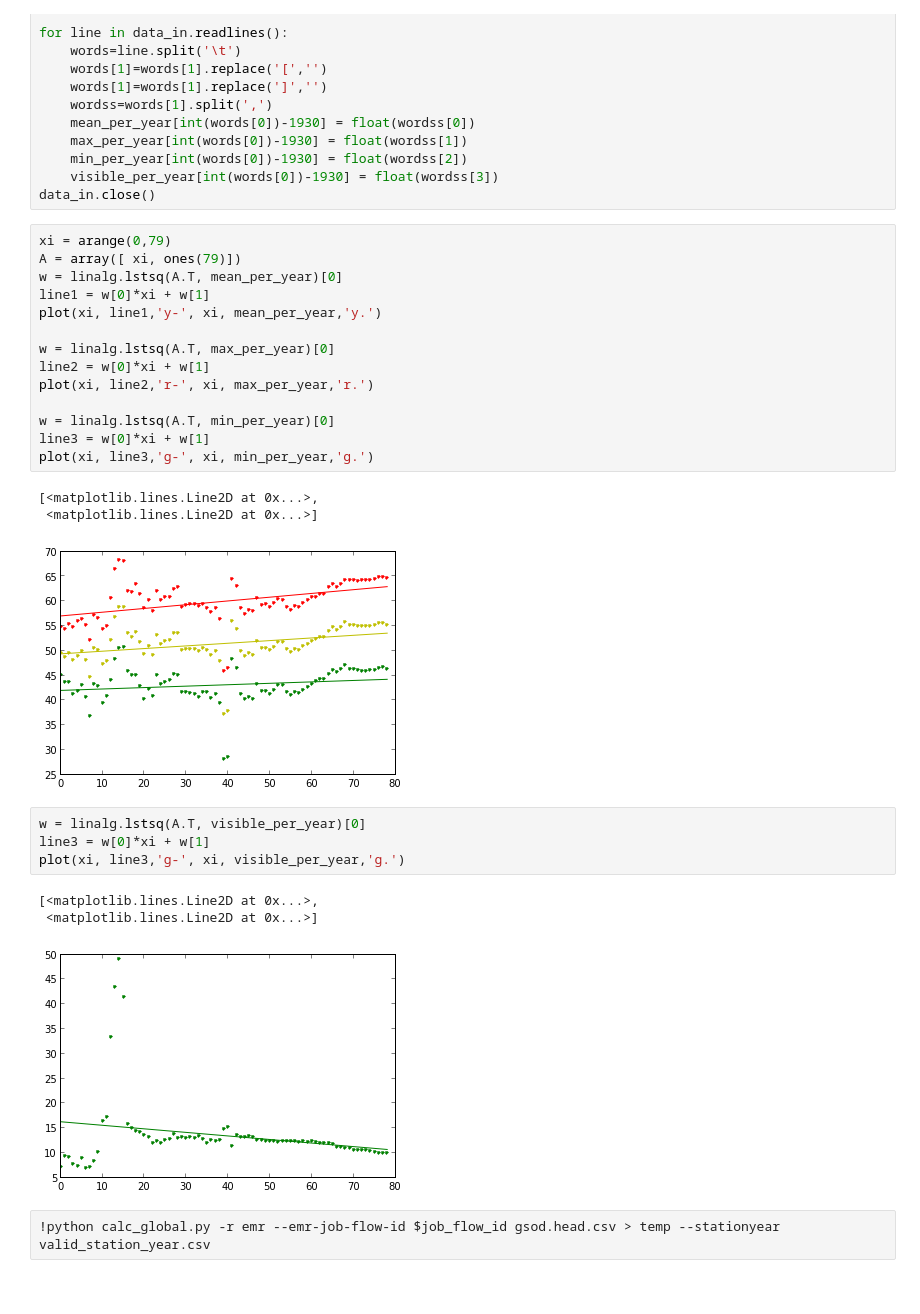
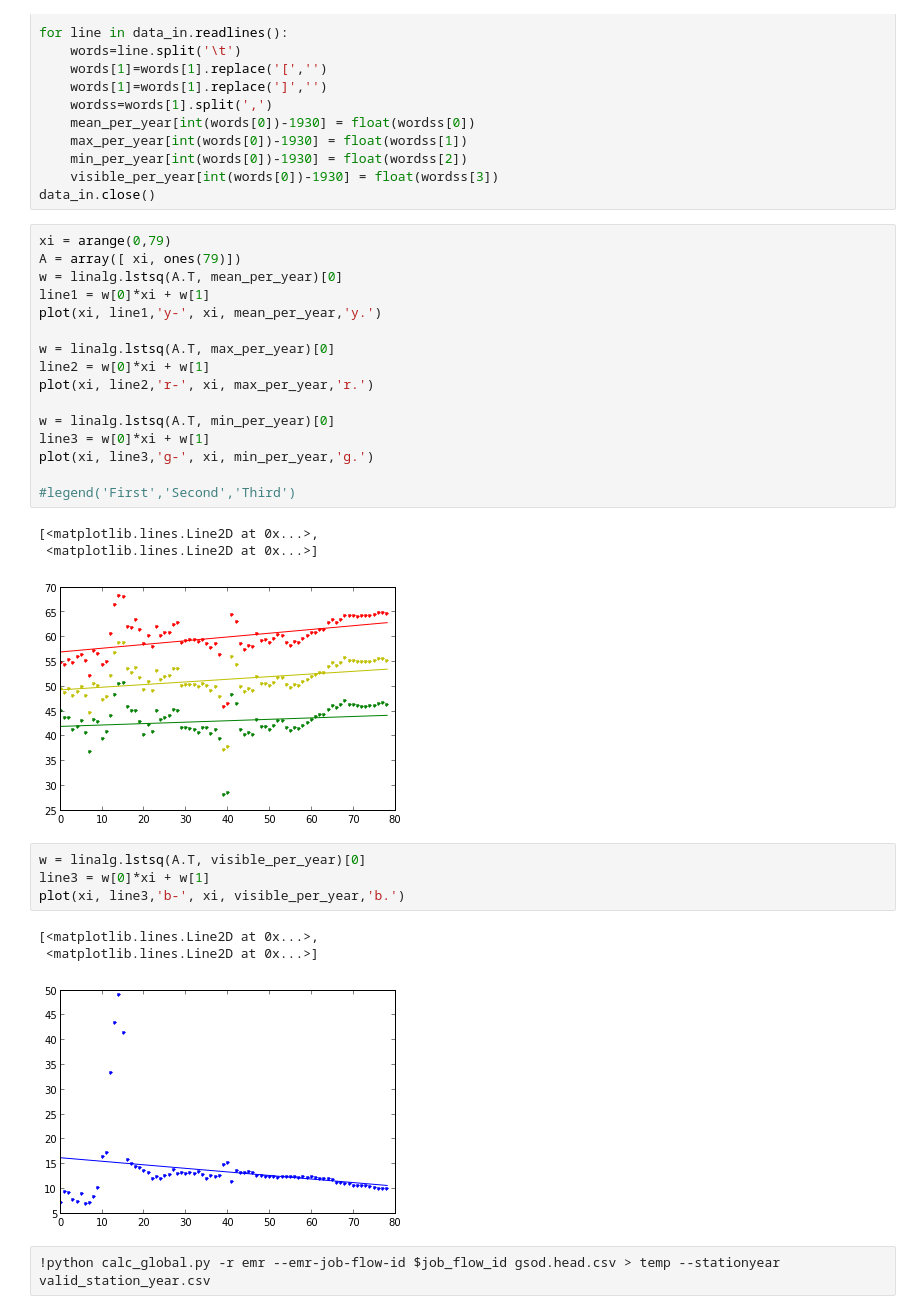
Before and after one commit to stream101/bigdata_final, a Jupyter notebook: 02_Global_Trend.ipynb, the cells around one changed output. Cells and saved outputs as stored; diff of their text form.

```diff
--- a/02_Global_Trend.ipynb
+++ b/02_Global_Trend.ipynb
@@ -210,6 +210,8 @@ plot(xi, line2,'r-', xi, max_per_year,'r.')
 w = linalg.lstsq(A.T, min_per_year)[0]
 line3 = w[0]*xi + w[1]
 plot(xi, line3,'g-', xi, min_per_year,'g.')
+
+#legend('First','Second','Third')
 # %% [output]
 [<matplotlib.lines.Line2D at 0x...>,
  <matplotlib.lines.Line2D at 0x...>]
@@ -217,11 +219,11 @@ plot(xi, line3,'g-', xi, min_per_year,'g.')
 # %%
 w = linalg.lstsq(A.T, visible_per_year)[0]
 line3 = w[0]*xi + w[1]
-plot(xi, line3,'g-', xi, visible_per_year,'g.')
+plot(xi, line3,'b-', xi, visible_per_year,'b.')
 # %% [output]
 [<matplotlib.lines.Line2D at 0x...>,
  <matplotlib.lines.Line2D at 0x...>]
-[figure, old version]
+[figure, new version]
 # %%
 !python calc_global.py -r emr --emr-job-flow-id $job_flow_id gsod.head.csv > temp --stationyear valid_station_year.csv
 # %% [output]
```
